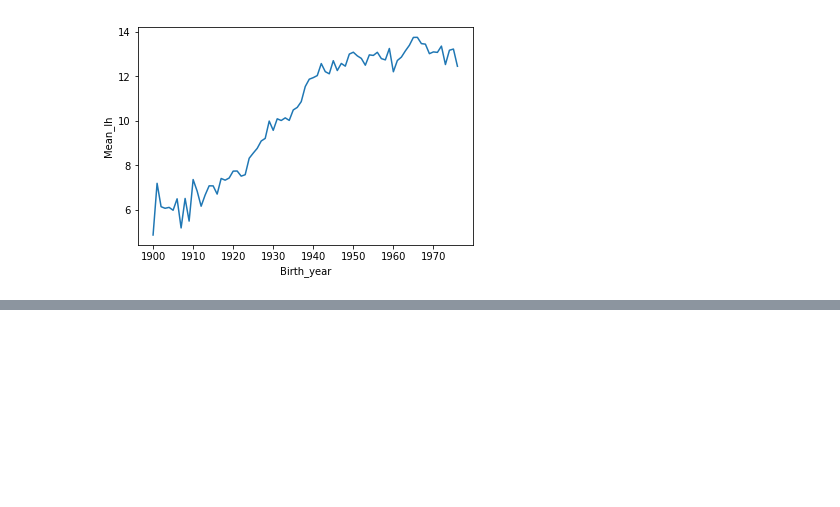
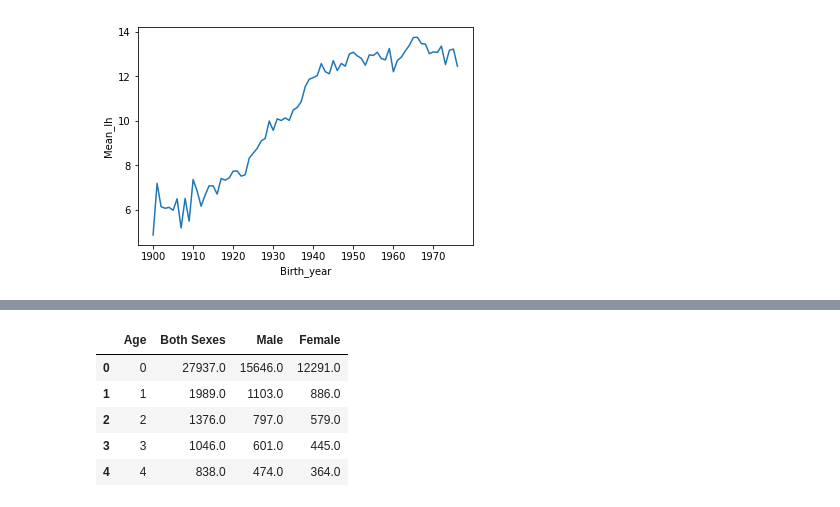
Before and after one commit to amebell/Young-mortality-of-left-handed-people, a Jupyter notebook: Notebook.ipynb, the cells around one changed output, grey strips where cells are left out. Cells and saved outputs as stored; diff of their text form; code cells hidden in the pictures; blank space fills up the shorter version.

```diff
--- a/Notebook.ipynb
+++ b/Notebook.ipynb
@@ -232,0 +100,14 @@ The difference in average ages is -2.3 years.
+# %%
+# Death distribution data for the United States in 1999
+url_2 = "https://gist.githubusercontent.com/mbonsma/2f4076aab6820ca1807f4e29f75f18ec/raw/62f3ec07514c7e31f5979beeca86f19991540796/cdc_vs00199_table310.tsv"
+
+# Loading
+death_distribution_data = pd.read_csv(url_2, sep = "\t", skiprows=[1])
+death_distribution_data.head()
+# %% [output]
+|  | Age | Both Sexes | Male | Female |
+| 0 | 0 | 27937.0 | 15646.0 | 12291.0 |
+| 1 | 1 | 1989.0 | 1103.0 | 886.0 |
+| 2 | 2 | 1376.0 | 797.0 | 579.0 |
+| 3 | 3 | 1046.0 | 601.0 | 445.0 |
+| 4 | 4 | 838.0 | 474.0 | 364.0 |
```
Also changed, not shown: parts of 40 cells of this notebook.
